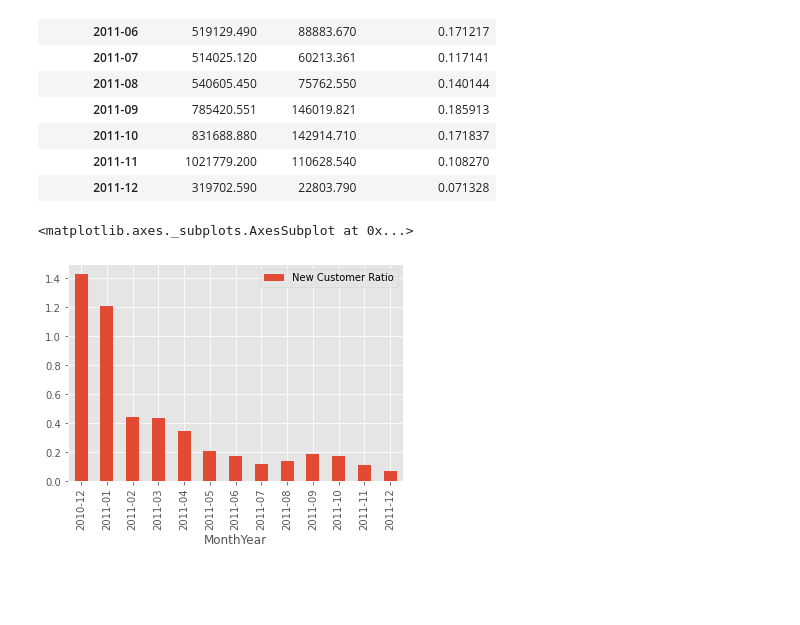
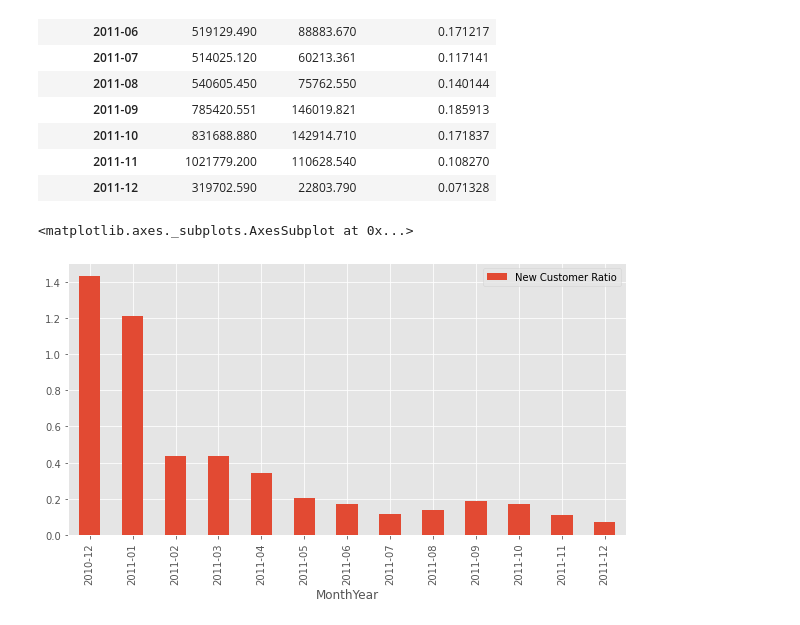
Before and after one commit to KishenSharma6/Online_Retail_Customer_Segmentation, a Jupyter notebook: notebooks/EDA.ipynb, the cells around one changed output. Cells and saved outputs as stored; diff of their text form; code cells hidden in the pictures; blank space fills up the shorter version.

```diff
--- a/notebooks/EDA.ipynb
+++ b/notebooks/EDA.ipynb
@@ -202,7 +202,7 @@ j
 | 2011-11 | 1021779.200 | 110628.540 | 0.108270 |
 | 2011-12 | 319702.590 | 22803.790 | 0.071328 |
 # %%
-j.plot(y ='New Customer Ratio', kind= 'bar' )
+j.plot(y ='New Customer Ratio', kind= 'bar', figsize= (10,5))
 # %% [output]
 <matplotlib.axes._subplots.AxesSubplot at 0x...>
-[figure, old version]
+[figure, new version]
```
